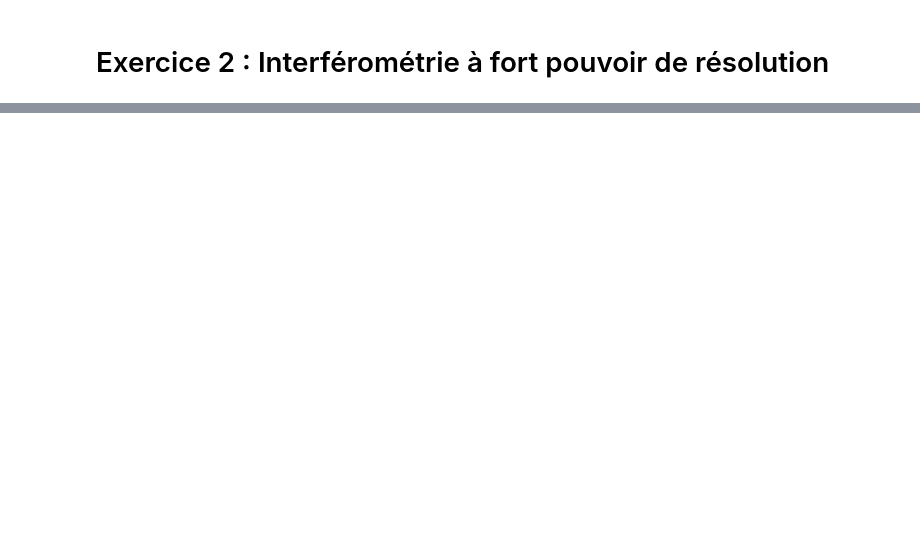
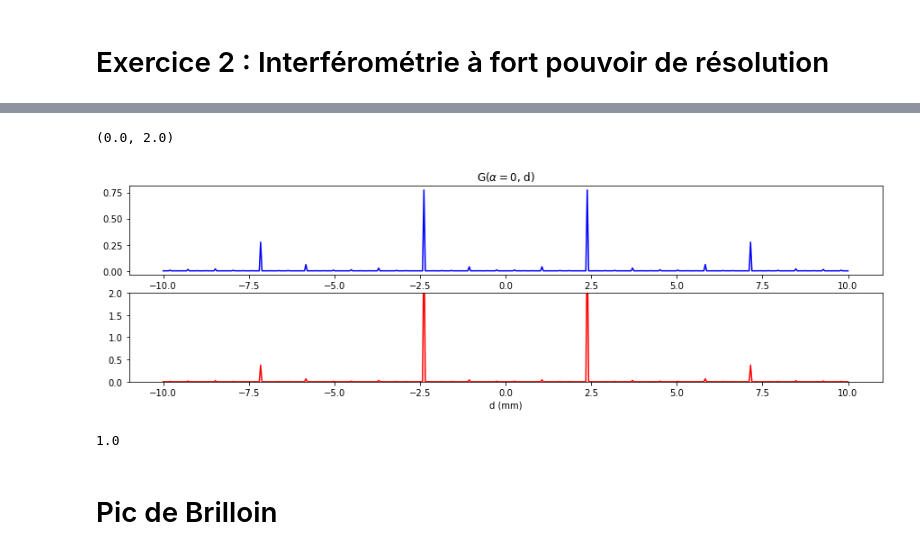
Before and after one commit to sebcampagne/mp32, a Jupyter notebook: DM3_Phys_Brilloin_FabryPerot_2020_10_02/DM3_Phys_Brilloin_FabryPerot_2020_10_02.ipynb, the cells around one changed output, grey strips where cells are left out. Drawn from its saved outputs; the diff is of its cells as text; code cells hidden in the pictures; blank space fills up the shorter version.

Commit message:
update Brilloin

```diff
--- a/DM3_Phys_Brilloin_FabryPerot_2020_10_02/DM3_Phys_Brilloin_FabryPerot_2020_10_02.ipynb
+++ b/DM3_Phys_Brilloin_FabryPerot_2020_10_02/DM3_Phys_Brilloin_FabryPerot_2020_10_02.ipynb
@@ -35,0 +49,8 @@ $104516.35 \; \mathrm{}$
+# %%
+def G_rho(d,wl0,rho):
+    """
+    """
+    Phi = 4*np.pi*d/wl0
+
+    G=rho**2/4/(np.sin(2*np.pi*d/wl0))**2
+    return G
@@ -35,0 +93,24 @@ $104516.35 \; \mathrm{}$
+# %%
+alpha=0
+R=0.99
+rho=1-R
+wl0=0.53*1e-6
+
+d=np.linspace(-10,10,500)*1e-6
+
+gd=G_d(alpha,d,wl0,R)
+grho=G_rho(d,wl0,rho=rho)
+# %%
+fig=plt.figure(figsize=(15,4))
+ax1=fig.add_subplot(211)
+ax1.plot(d*1e6,gd,'b-')
+ax1.set_xlabel("d (mm)")
+title = "G($\\alpha=0$, d)"
+ax1.set_title(title)
+ax2=fig.add_subplot(212)
+ax2.plot(d*1e6,grho,'r-')
+ax2.set_xlabel("d (mm)")
+ax2.set_ylim(0,2)
+# %% [output]
+(0.0, 2.0)
+[figure, added]
@@ -35,0 +123,6 @@ $104516.35 \; \mathrm{}$
+# %%
+gd
+# %% [output]
+1.0
+# %% [markdown]
+# Pic de Brilloin
```
Also changed, not shown: parts of 16 cells of this notebook.
